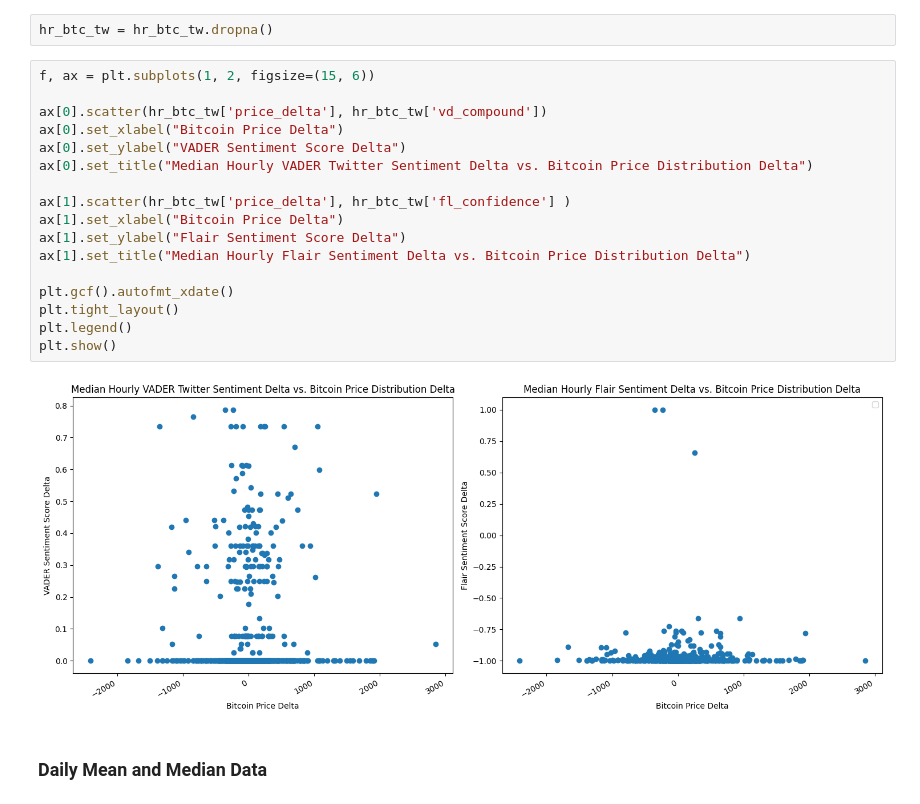
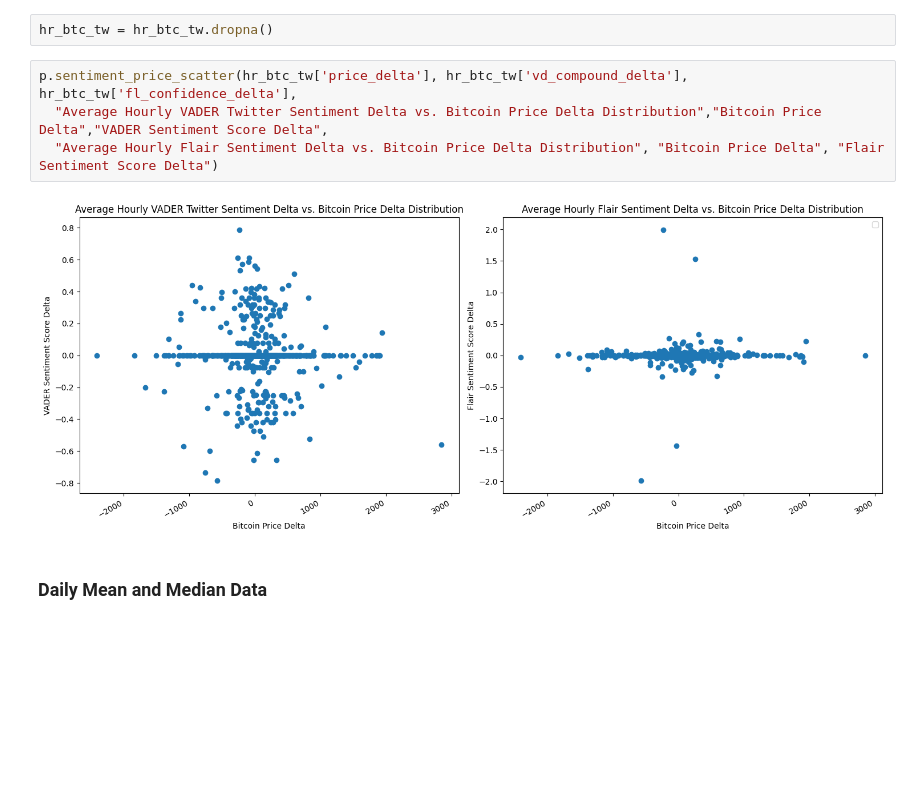
Before and after one commit to RubyQianru/Crypto-Price-and-Twitter-Sentimental-Analysis, a Jupyter notebook: main.ipynb, the cells around one changed output. Drawn from its saved outputs; the diff is of its cells as text; blank space fills up the shorter version.

```diff
--- a/main.ipynb
+++ b/main.ipynb
@@ -606,25 +557,12 @@ hr_btc_tw['fl_confidence_delta'] = hr_btc_tw['fl_confidence'].diff()
 hr_btc_tw['vd_compound_delta'] = hr_btc_tw['vd_compound'].diff()
 # %%
 hr_btc_tw = hr_btc_tw.dropna()
-# %%
-f, ax = plt.subplots(1, 2, figsize=(15, 6))
-
-ax[0].scatter(hr_btc_tw['price_delta'], hr_btc_tw['vd_compound'])
-ax[0].set_xlabel("Bitcoin Price Delta")
-ax[0].set_ylabel("VADER Sentiment Score Delta")
-ax[0].set_title("Median Hourly VADER Twitter Sentiment Delta vs. Bitcoin Price Distribution Delta")
-
-ax[1].scatter(hr_btc_tw['price_delta'], hr_btc_tw['fl_confidence'] )
-ax[1].set_xlabel("Bitcoin Price Delta")
-ax[1].set_ylabel("Flair Sentiment Score Delta")
-ax[1].set_title("Median Hourly Flair Sentiment Delta vs. Bitcoin Price Distribution Delta")
-
-plt.gcf().autofmt_xdate()
-plt.tight_layout()
-plt.legend()
-plt.show()
-# %% [output]
-[figure, removed]
+# %%
+p.sentiment_price_scatter(hr_btc_tw['price_delta'], hr_btc_tw['vd_compound_delta'], hr_btc_tw['fl_confidence_delta'],
+  "Average Hourly VADER Twitter Sentiment Delta vs. Bitcoin Price Delta Distribution","Bitcoin Price Delta","VADER Sentiment Score Delta",
+  "Average Hourly Flair Sentiment Delta vs. Bitcoin Price Delta Distribution", "Bitcoin Price Delta", "Flair Sentiment Score Delta")
+# %% [output]
+[figure, added]
 # %% [markdown]
 ### Daily Mean and Median Data
 # %%
```
Also changed, not shown: parts of 16 cells of this notebook, 1 other file.
